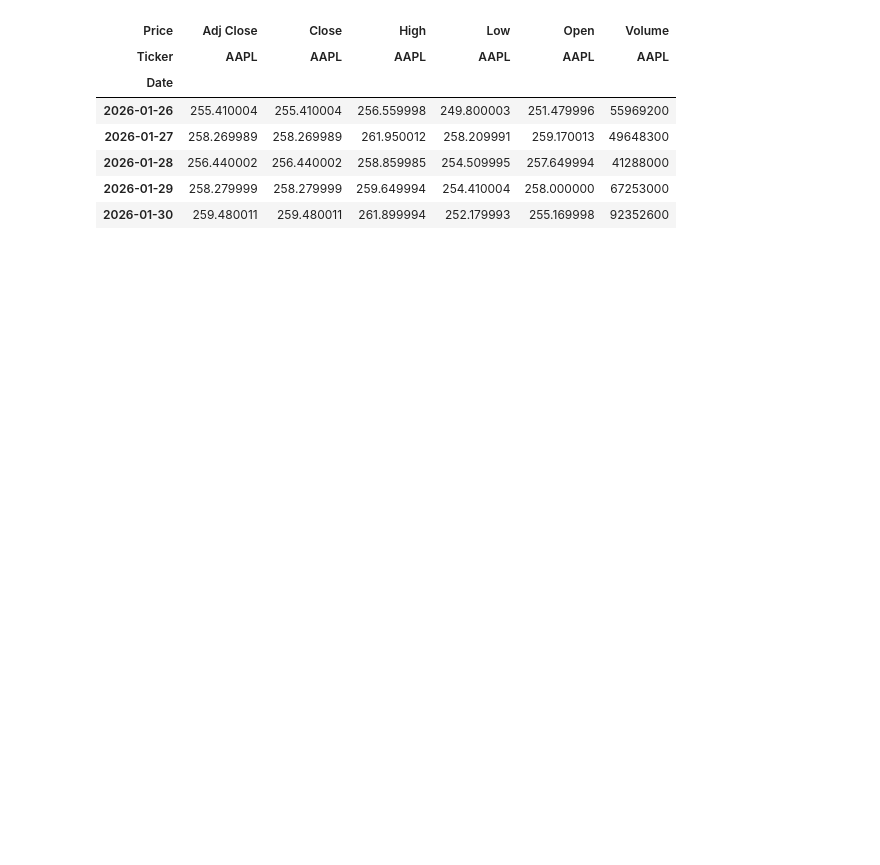
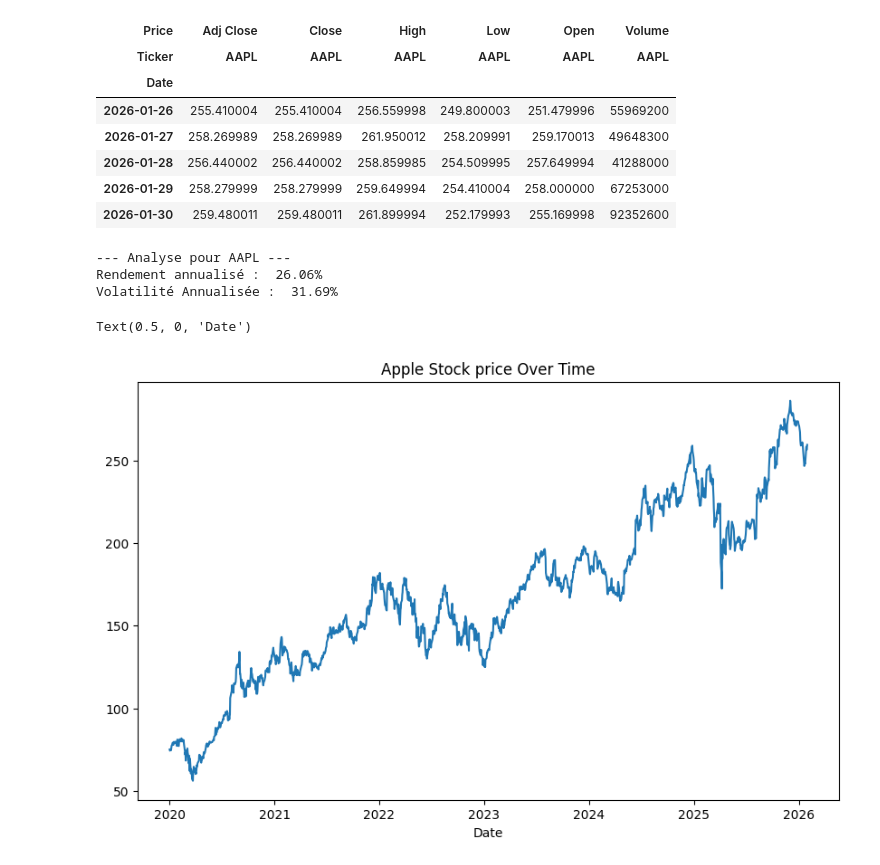
Before and after one commit to Tomawkh/IAE_METZ_2026_EMPIRICAL_FINANCLE, a Jupyter notebook: SCRIPTS/exercice_python.ipynb, the cells around one changed output. Drawn from its saved outputs; the diff is of its cells as text; code cells hidden in the pictures; blank space fills up the shorter version.

Commit message:
Push graph Apple

```diff
--- a/SCRIPTS/exercice_python.ipynb
+++ b/SCRIPTS/exercice_python.ipynb
@@ -132,3 +132,24 @@ volatility_daily = data['Returns'].std()
 
 annualized_return = mean_return_daily * 252
 annualized_volatility = volatility_daily * np.sqrt(252)
+
+#4. calucl sur sharpe ratio ( taux sans risque de 2%)
+
+sharpe_ratio = annualized_return / annualized_volatility
+
+print(f"--- Analyse pour {ticker} ---")
+print(f"Rendement annualisé : {annualized_return: .2%}")
+print(f"Volatilité Annualisée : {annualized_volatility: .2%}")
+# %% [output]
+--- Analyse pour AAPL ---
+Rendement annualisé :  26.06%
+Volatilité Annualisée :  31.69%
+# %%
+# Plot it
+plt.figure(figsize=(10,6))
+plt.plot(data['Close'], label = 'AAPL Closing Price')
+plt.title ('Apple Stock price Over Time')
+plt.xlabel('Date')
+# %% [output]
+Text(0.5, 0, 'Date')
+[figure, added]
```
Also changed, not shown: parts of 2 cells of this notebook.
